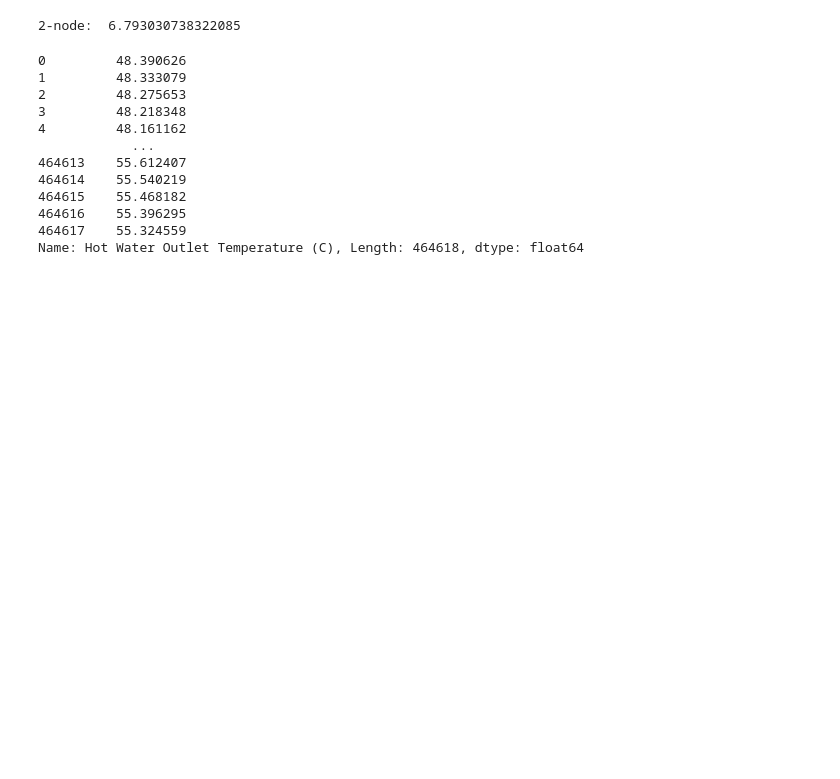
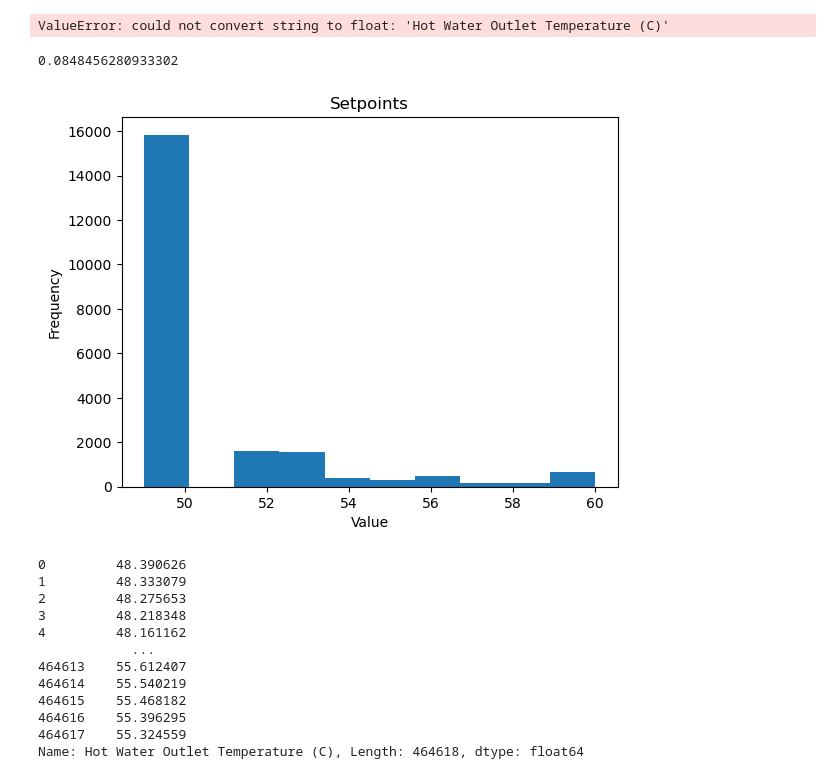
Before and after one commit to NREL/OCHRE, a Jupyter notebook: bin/run_wh_analysis_janelle.ipynb, the cells around one changed output. Saved outputs shown, nothing was run; the diff lists cells and outputs as text; code cells hidden in the pictures; blank space fills up the shorter version.

```diff
--- a/bin/run_wh_analysis_janelle.ipynb
+++ b/bin/run_wh_analysis_janelle.ipynb
@@ -8,11 +8,11 @@ import pandas as pd
 
 
 def return_unmet_draws(data):
-    draws = data["Hot Water Outlet Temperature (C)"]
-    cold_water_draws = sum(i < 49 for i in draws)
+    draws = data["Hot Water Outlet Temperature (C)"].values
+    cold_water_draws = sum(float(i) < 49 for i in draws)
     return cold_water_draws/len(draws) * 100
 
-site = 10441
+site = 90023
 nodes = 2
 #Compare extreme baselines
 #data = pd.read_csv(f"output_site_{site}_60_{nodes}.csv")
@@ -21,15 +21,25 @@ nodes = 2
 #print("Setpoint = 49: ", return_unmet_draws(data))
 
 #Check accuracy b/w 2 node and 12 node model
-data_12 = pd.read_csv(f"output_site_{site}_12.csv")
-data_2 = pd.read_csv(f"output_site_{site}_2.csv")
+#data_12 = pd.read_csv(f"output_site_{site}_12.csv")
+#data_2 = pd.read_csv(f"output_site_{site}_2.csv")
+data = pd.read_csv(f"output_site_{site}_control_12.csv")
+#from sklearn.metrics import mean_squared_error
+return_unmet_draws(data)
 
-from sklearn.metrics import mean_squared_error
+#y_test = data_12["Hot Water Outlet Temperature (C)"]
+#y_predict = data_2["Hot Water Outlet Temperature (C)"]
+#mse = mean_squared_error(y_test, y_predict, multioutput='uniform_average')
 
-y_test = data_12["Hot Water Outlet Temperature (C)"]
-y_predict = data_2["Hot Water Outlet Temperature (C)"]
-mse = mean_squared_error(y_test, y_predict, multioutput='uniform_average')
-
-print("2-node: ", mse)
+#print("2-node: ", mse)
 # %% [output]
-2-node:  6.793030738322085
+ValueError: could not convert string to float: 'Hot Water Outlet Temperature (C)'
+# %%
+draws = data["Hot Water Outlet Temperature (C)"]
+draws_numeric = pd.to_numeric(draws, errors='coerce')  # converts bad strings to NaN
+draws_numeric = draws_numeric.dropna().tolist()        # drop NaNs and convert to list
+
+cold_water_draws = sum(float(i) < 49 for i in draws_numeric)
+cold_water_draws/len(draws) * 100
+# %% [output]
+0.0848456280933302
@@ -36,3 +48,22 @@ print("2-node: ", mse)
+# %%
+setpoints = pd.to_numeric(data["Setpoint"], errors = 'coerce')
+
+import matplotlib.pyplot as plt
+import numpy as np
+
+# Generate some sample data (e.g., from a normal distribution)
+# Create the histogram
+plt.hist(setpoints)
+
+# Add labels and a title for clarity
+plt.xlabel("Value")
+plt.ylabel("Frequency")
+plt.title("Setpoints")
+
+# Display the plot
+plt.show()
+# %% [output]
+[figure, added]
 # %%
 y_predict
 # %% [output]
```
Also changed, not shown: parts of 11 cells of this notebook, 9 other files.
